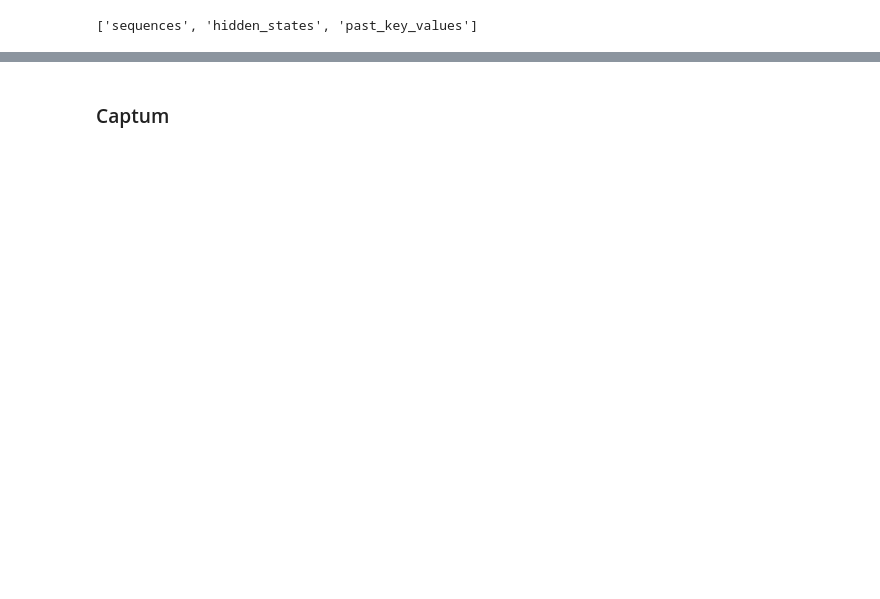
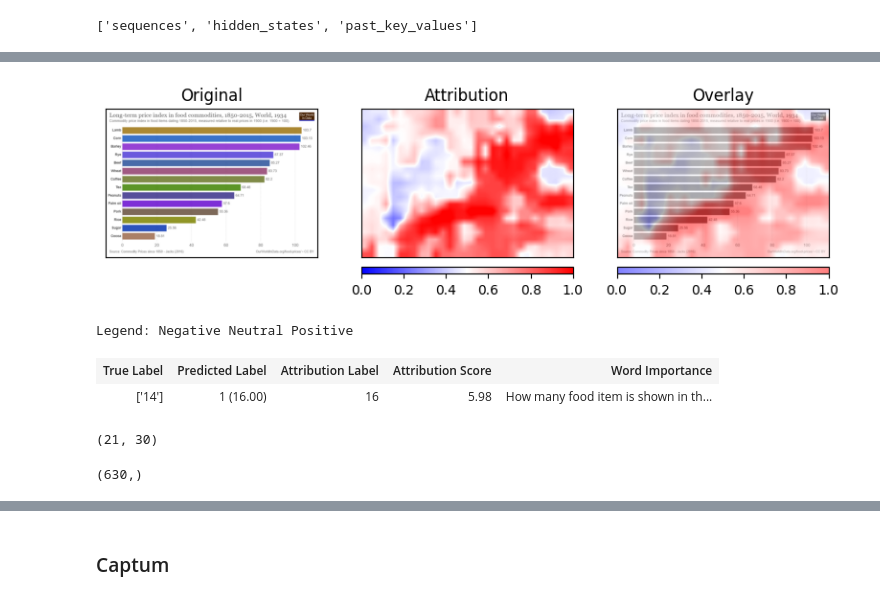
Before and after one commit to serval-uni-lu/xai-vdoc-benchmark, a Jupyter notebook: notebooks/test.ipynb, the cells around one changed output, grey strips where cells are left out. Drawn from its saved outputs; the diff is of its cells as text; code cells hidden in the pictures; blank space fills up the shorter version.

Commit message:
tam attribution

```diff
--- a/notebooks/test.ipynb
+++ b/notebooks/test.ipynb
@@ -1546,8 +1573,13 @@ for idx, sample in enumerate(dataset):
     pred_dict = predict_answer(img, q)
     pred_text =  pred_dict["text"]
     pred_lower = pred_text.lower()
-    pred_first_tokens = pred_dict["first_tokens"]
+    pred_token = pred_dict["pred_token"]
+    pred_answer_ids = pred_dict["answer_ids"]
     # pred_tokens = pred_dict["tokens"]
+
+    target_token = get_target_token(golds, processor)
+
+
 
     correct = any(g in pred_lower for g in golds)
 
@@ -1567,7 +1599,9 @@ for idx, sample in enumerate(dataset):
             "gold_answers": golds,
             "prediction": pred_text,
             "correct": correct,
-            "first_tokens": pred_first_tokens,
+            "pred_token": pred_token,
+            "target_token": target_token,
+            "answer_ids": pred_answer_ids
             # "tokens": pred_tokens,
         }
     )
@@ -1640,7 +1941,15 @@ def get_input(processor, dtype=torch.bfloat16):
 
     return inputs, image
 # %%
-inputs, image = get_input(processor)
+image = records[0]["image"]
+question = records[0]["question"]
+
+# image = None
+# question = "What is the color of the dog ?"
+
+inputs, image = get_input(processor,
+                          image=image,
+                          question=question)
 # %%
 inputs = inputs.to(model.device)
 # %%
@@ -1651,8 +1960,13 @@ messages = [
             "role": "user",
             "content": [
                 {"type": "image", "image": image},
-                # {"type": "text", "text": "Describe the main scene and the object being pointed at."},
-                {"type": "text", "text": "What is the color of the dog ?"},
+                {
+                    "type": "text",
+                    "text": (
+                        "Answer concisely with a single number, word or short phrase.\n"
+                        f"Question: {question}"
+                    ),
+                },
             ],
         }
     ]
@@ -2415 +2314,26 @@ Skip txt visualization, please check weather the text special character compatib
+# %%
+model_wrapper = QwenVL_Wrapper(model, processor)
+true_text = records[0]["gold_answers"]
+target_token = records[0]["target_token"]
+pred_token = records[0]["pred_token"]
+# %%
+attributions = get_attributions_plot(model_wrapper,
+                                    inputs,
+                                    true_text,
+                                    target_token=target_token,
+                                    pred_token=pred_token,
+                                    plot=True)
+# %% [output]
+[figure, added]
+Legend: Negative Neutral Positive
+| True Label | Predicted Label | Attribution Label | Attribution Score | Word Importance |
+| ['14'] | 1 (16.00) | 16 | 5.98 | How many food item is shown in th... |
+# %%
+attributions[0].shape
+# %% [output]
+(21, 30)
+# %%
+result["img_scores_raw"].shape
+# %% [output]
+(630,)
 # %%
```
Also changed, not shown: parts of 61 cells of this notebook, 6 other files.
